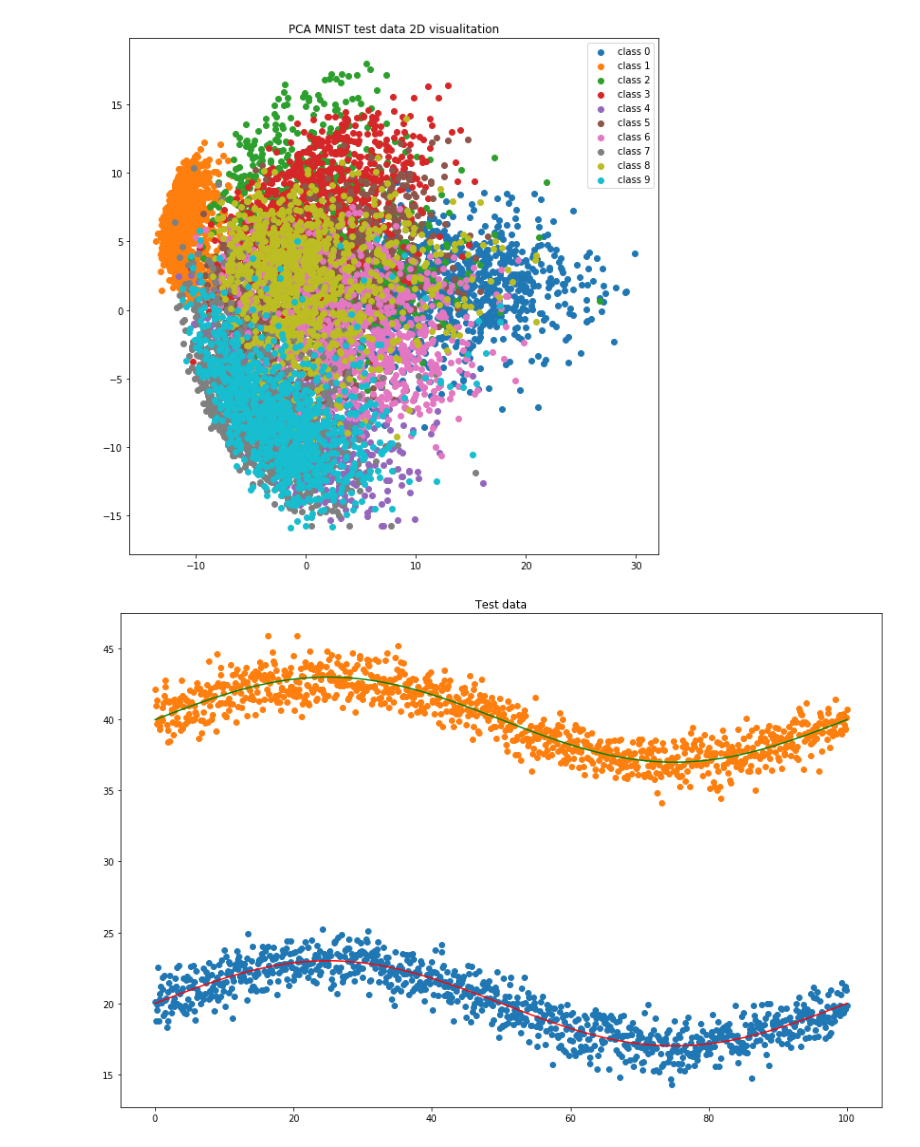
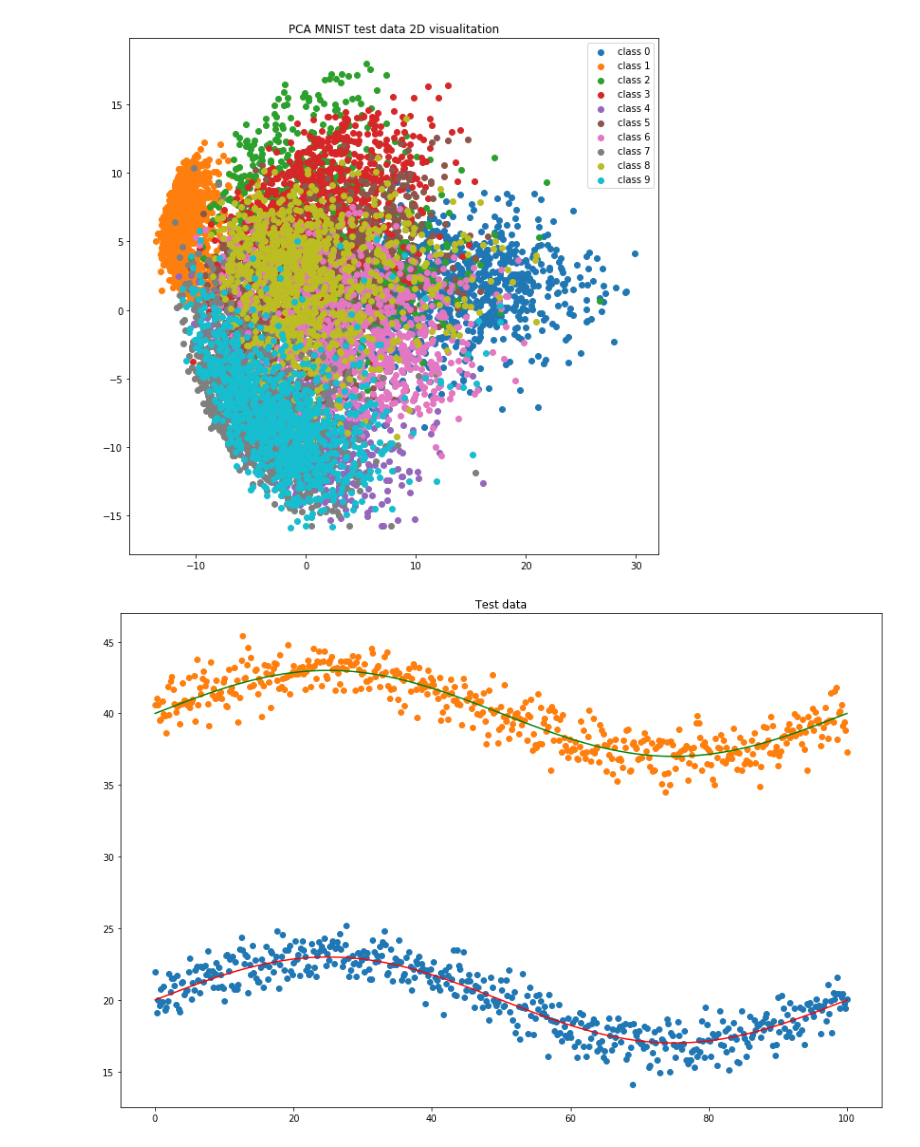
Before and after one commit to jarl93/kcurves, a Jupyter notebook: k-curves.ipynb, the cells around one changed output. Drawn from its saved outputs; the diff is of its cells as text; code cells hidden in the pictures.

```diff
--- a/k-curves.ipynb
+++ b/k-curves.ipynb
@@ -672,26 +801,26 @@ class FunctionSin(Function):
 # %%
 # construct the synthetic data by means of sinusoidal functions
 
 # functions for training data
 F1 = FunctionSin(amp = 3, frec = 0.01, interval = (0,100), shift = 20, char_to_plot = 'o', color_to_plot = 'red')
-F1.generate_data (num_samples = 100)
+F1.generate_data (num_samples = 3000)
 F2 = FunctionSin(amp = 3, frec = 0.01, interval = (0,100), shift = 40, char_to_plot = 'o', color_to_plot = 'green')
-F2.generate_data (num_samples = 100)
+F2.generate_data (num_samples = 3000)
 list_functions_train = [F1, F2]
 
 # functions for test data
 F3 = FunctionSin(amp = 3, frec = 0.01, interval = (0,100), shift = 20, char_to_plot = 'o', color_to_plot = 'red')
-F3.generate_data (num_samples = 1000)
+F3.generate_data (num_samples = 500)
 F4 = FunctionSin(amp = 3, frec = 0.01, interval = (0,100), shift = 40, char_to_plot = 'o', color_to_plot = 'green')
-F4.generate_data (num_samples = 1000)
+F4.generate_data (num_samples = 500)
 list_functions_test = [F3, F4]
 
 
 # plot the functions
 #plot_functions (list_functions_train, 'Training data')
 plot_functions (list_functions_test, 'Test data')
 # %% [output]
-[figure, old version]
+[figure, new version]
 # %%
 # Define the non linear function as well as
 # the list of matrices to perform the tranformation
```
Also changed, not shown: parts of 25 cells of this notebook.
